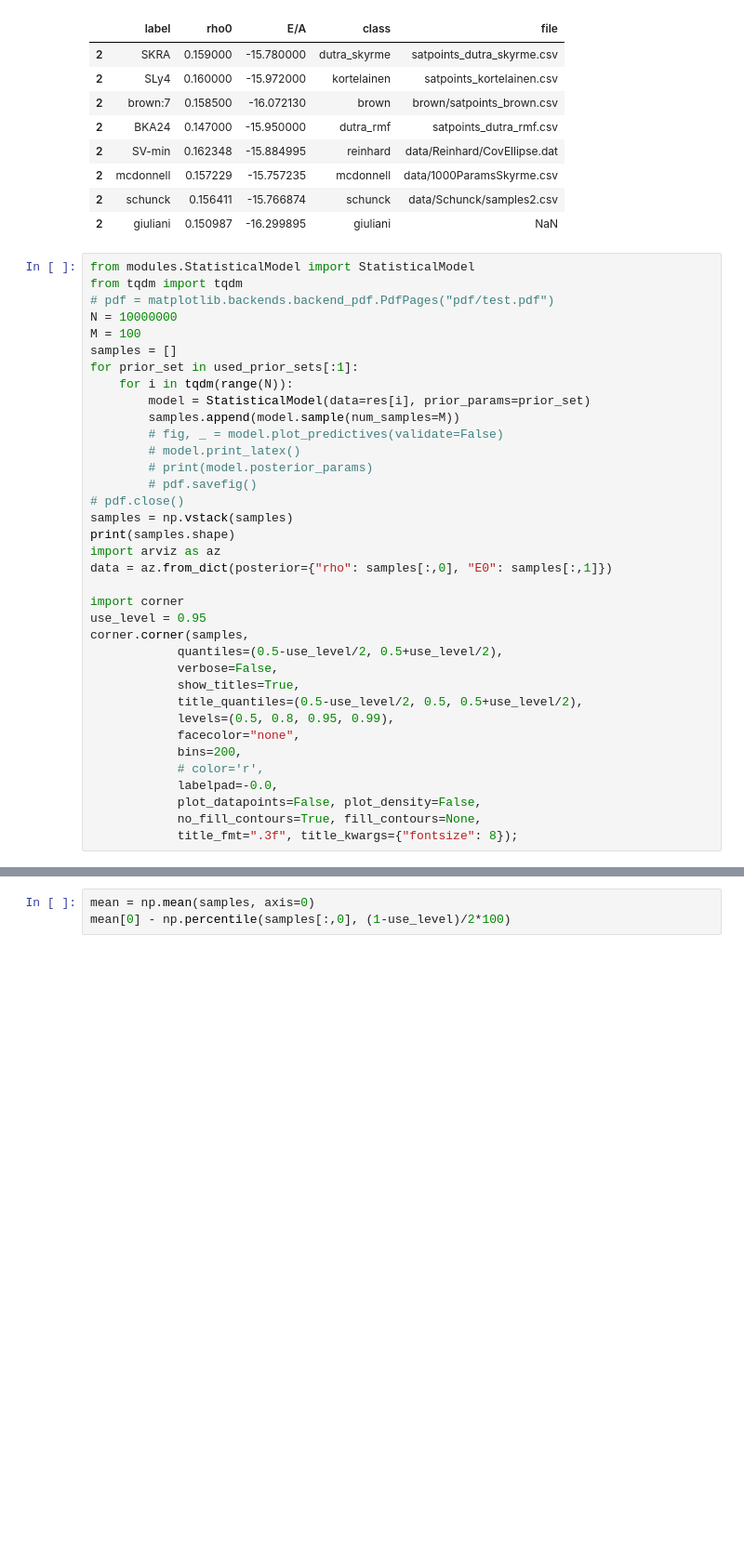
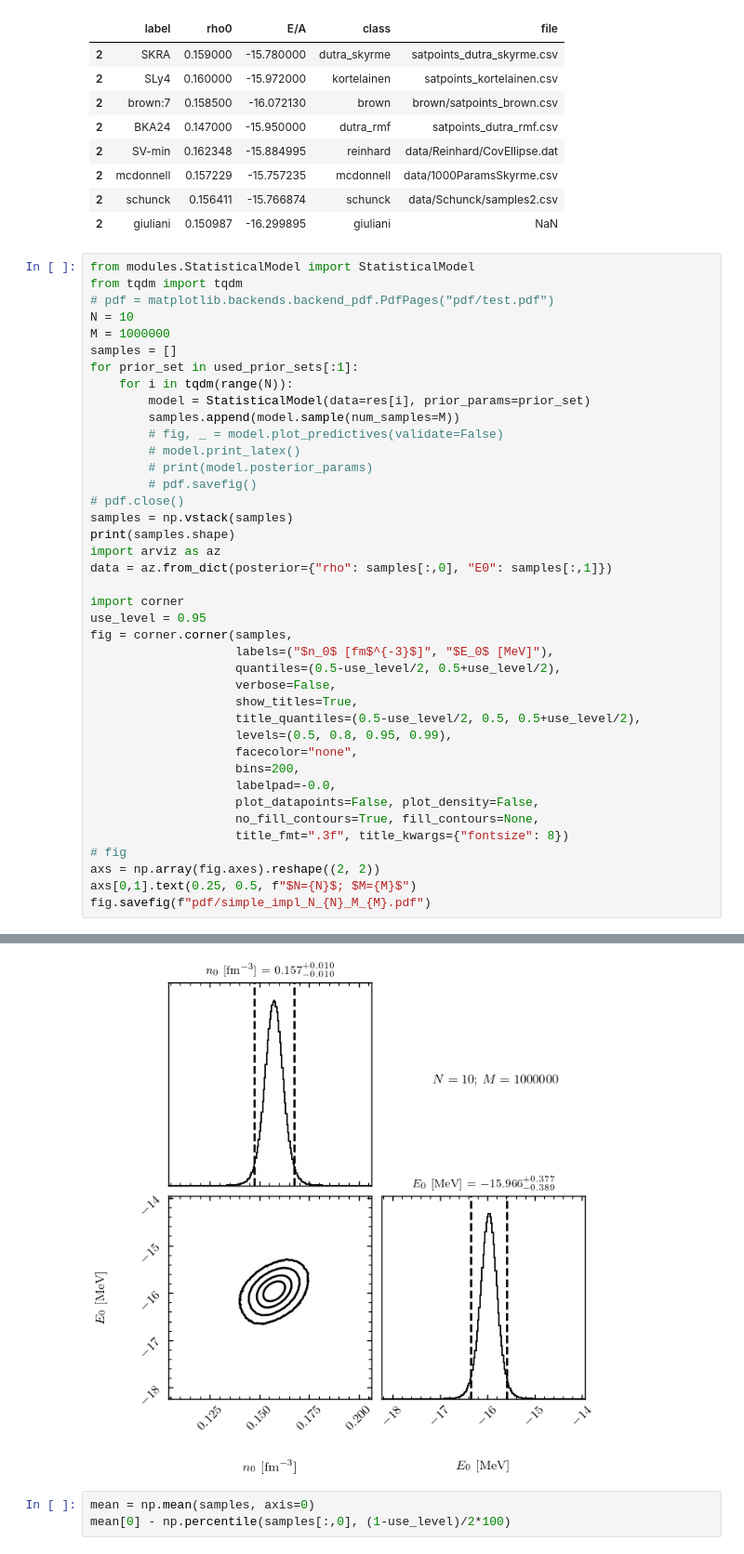
Before and after one commit to cdrischler/nuclear_saturation, a Jupyter notebook: analysis_conjugate_priors.ipynb, the cells around one changed output, grey strips where cells are left out. Shown at 93% size. Drawn from its saved outputs; the diff is of its cells as text; blank space fills up the shorter version.

```diff
--- a/analysis_conjugate_priors.ipynb
+++ b/analysis_conjugate_priors.ipynb
@@ -352,8 +352,8 @@ res[2]
 from modules.StatisticalModel import StatisticalModel
 from tqdm import tqdm
 # pdf = matplotlib.backends.backend_pdf.PdfPages("pdf/test.pdf")
-N = 10000000
-M = 100
+N = 10
+M = 1000000
 samples = []
 for prior_set in used_prior_sets[:1]:
     for i in tqdm(range(N)):
@@ -371,16 +371,21 @@ data = az.from_dict(posterior={"rho": samples[:,0], "E0": samples[:,1]})
 
 import corner
 use_level = 0.95
-corner.corner(samples,
-            quantiles=(0.5-use_level/2, 0.5+use_level/2),
-            verbose=False,
-            show_titles=True,
-            title_quantiles=(0.5-use_level/2, 0.5, 0.5+use_level/2),
-            levels=(0.5, 0.8, 0.95, 0.99),
-            facecolor="none",
-            bins=200,
-            # color='r',
-            labelpad=-0.0,
-            plot_datapoints=False, plot_density=False,
-            no_fill_contours=True, fill_contours=None,
-            title_fmt=".3f", title_kwargs={"fontsize": 8});
+fig = corner.corner(samples,
+                    labels=("$n_0$ [fm$^{-3}$]", "$E_0$ [MeV]"),
+                    quantiles=(0.5-use_level/2, 0.5+use_level/2),
+                    verbose=False,
+                    show_titles=True,
+                    title_quantiles=(0.5-use_level/2, 0.5, 0.5+use_level/2),
+                    levels=(0.5, 0.8, 0.95, 0.99),
+                    facecolor="none",
+                    bins=200,
+                    labelpad=-0.0,
+                    plot_datapoints=False, plot_density=False,
+                    no_fill_contours=True, fill_contours=None,
+                    title_fmt=".3f", title_kwargs={"fontsize": 8})
+# fig
+axs = np.array(fig.axes).reshape((2, 2))
+axs[0,1].text(0.25, 0.5, f"$N={N}$; $M={M}$")
+fig.savefig(f"pdf/simple_impl_N_{N}_M_{M}.pdf")
+# %% [output]
@@ -387,3 +393,4 @@ corner.corner(samples,
+[figure, added]
 # %%
 mean = np.mean(samples, axis=0)
 mean[0] - np.percentile(samples[:,0], (1-use_level)/2*100)
```
Also changed, not shown: parts of 1 cell of this notebook.
